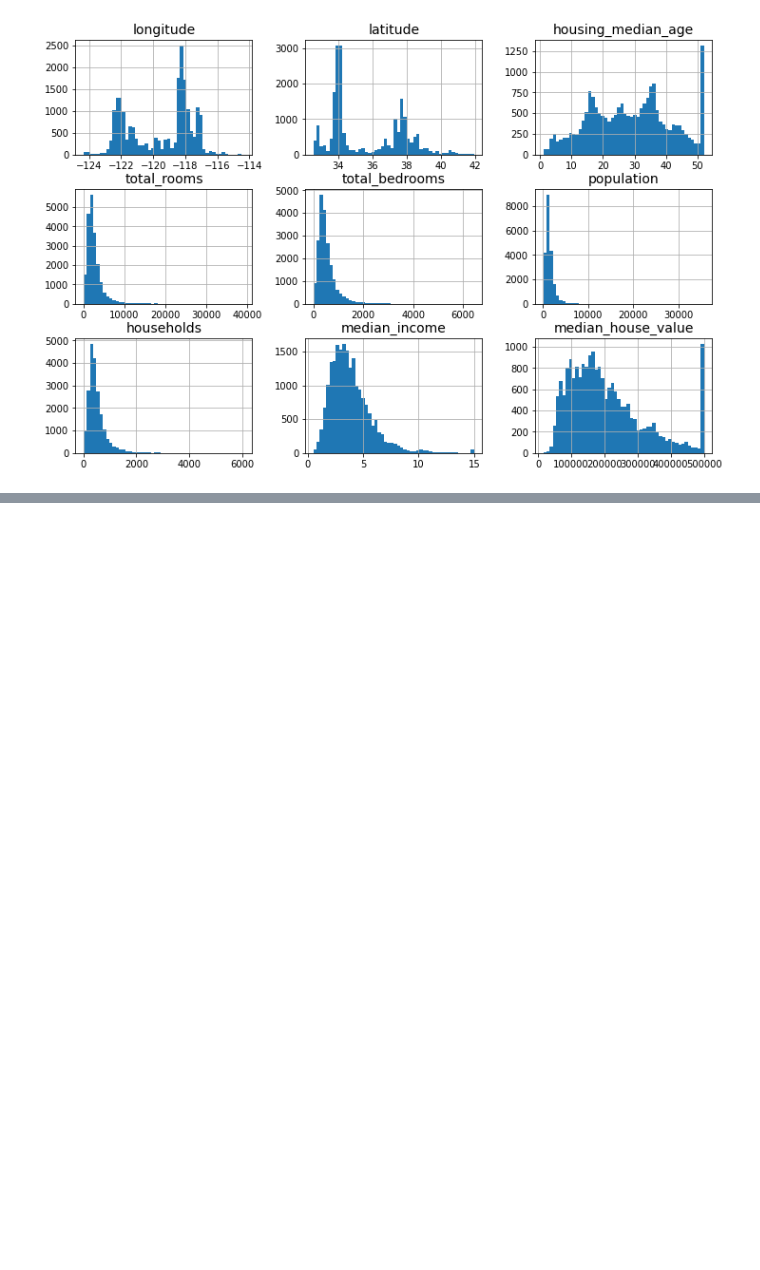
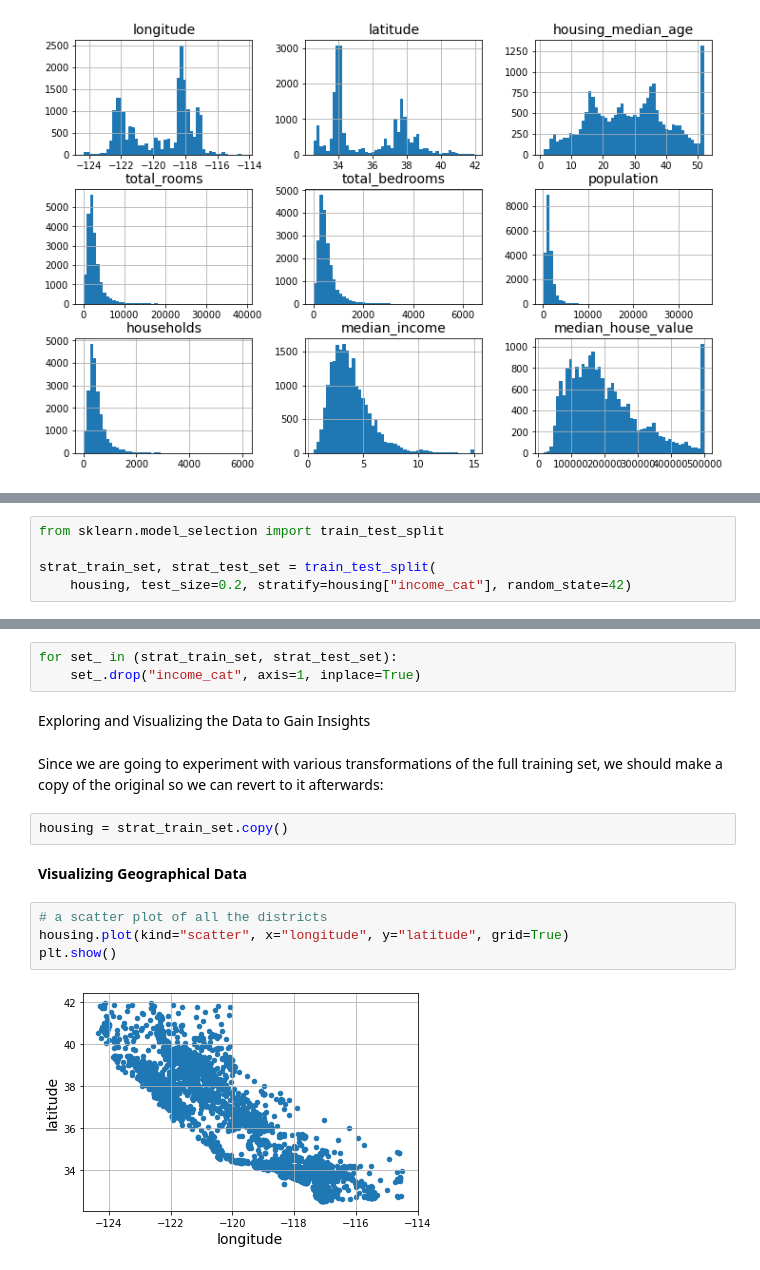
Before and after one commit to OswaldCc/californiaHousePricesPrediction, a Jupyter notebook: index.ipynb, the cells around one changed output, grey strips where cells are left out. Saved outputs shown, nothing was run; the diff lists cells and outputs as text; blank space fills up the shorter version.

```diff
--- a/index.ipynb
+++ b/index.ipynb
@@ -86,0 +121,5 @@ plt.show()
+# %%
+from sklearn.model_selection import train_test_split
+
+strat_train_set, strat_test_set = train_test_split(
+    housing, test_size=0.2, stratify=housing["income_cat"], random_state=42)
@@ -86,0 +158,17 @@ plt.show()
+# %%
+for set_ in (strat_train_set, strat_test_set):
+    set_.drop("income_cat", axis=1, inplace=True)
+# %% [markdown]
+Exploring and Visualizing the Data to Gain Insights
+# %% [markdown]
+Since we are going to experiment with various transformations of the full training set, we should make a copy of the original so we can revert to it afterwards:
+# %%
+housing = strat_train_set.copy()
+# %% [markdown]
+**Visualizing Geographical Data**
+# %%
+# a scatter plot of all the districts
+housing.plot(kind="scatter", x="longitude", y="latitude", grid=True)
+plt.show()
+# %% [output]
+[figure, added]
```
Also changed, not shown: parts of 21 cells of this notebook.
